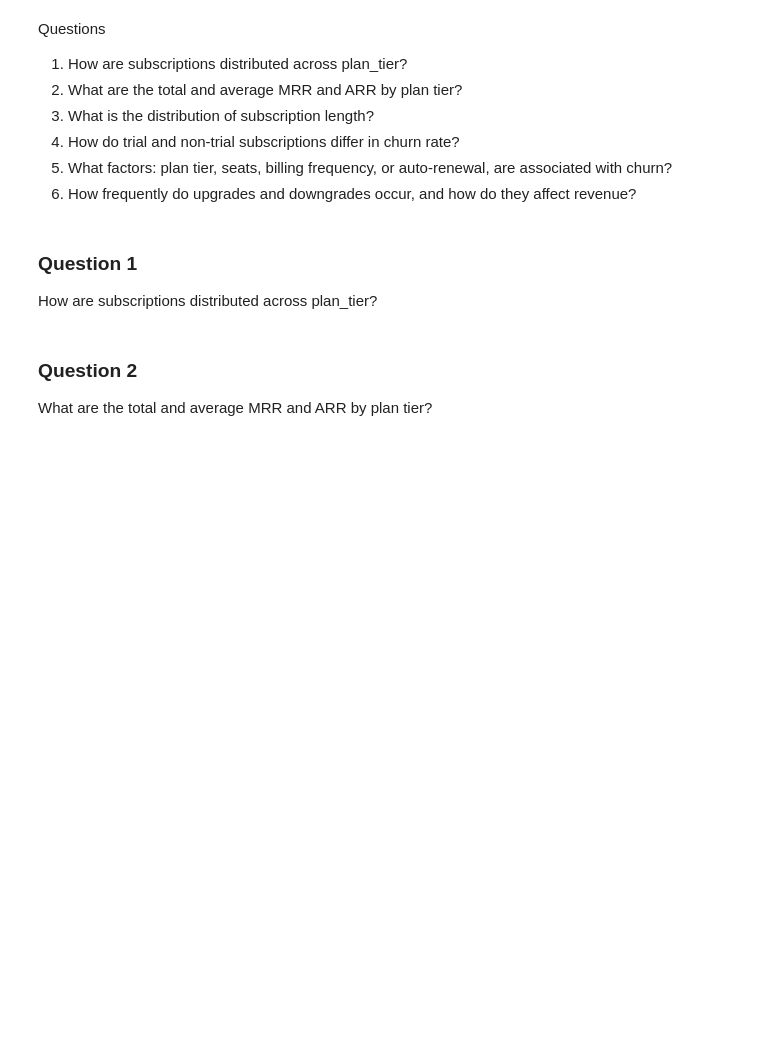
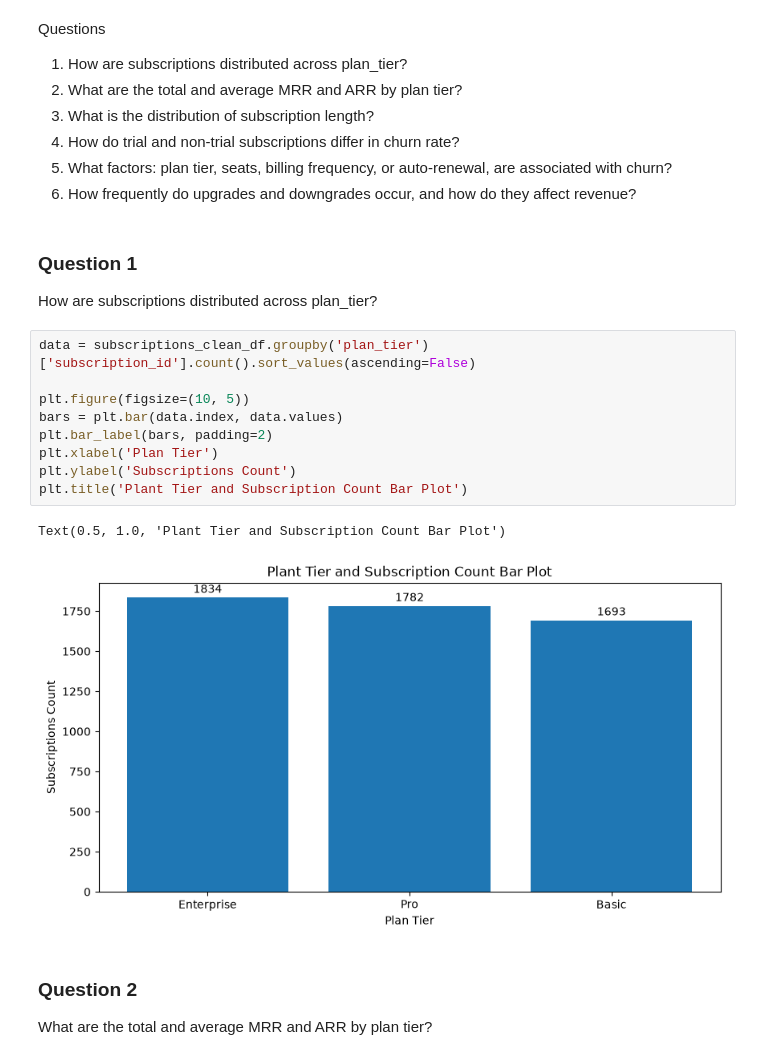
Before and after one commit to UjjwalKarkeyy/Falconstack_SaaS_Growth_Retention, a Jupyter notebook: ETL/etl2_eda.ipynb, the cells around one changed output. Cells and saved outputs as stored; diff of their text form; blank space fills up the shorter version.

```diff
--- a/ETL/etl2_eda.ipynb
+++ b/ETL/etl2_eda.ipynb
@@ -386,6 +488,18 @@ Questions
 # %% [markdown]
 ### **Question 1**
 How are subscriptions distributed across plan_tier?
+# %%
+data = subscriptions_clean_df.groupby('plan_tier')['subscription_id'].count().sort_values(ascending=False)
+
+plt.figure(figsize=(10, 5))
+bars = plt.bar(data.index, data.values)
+plt.bar_label(bars, padding=2)
+plt.xlabel('Plan Tier')
+plt.ylabel('Subscriptions Count')
+plt.title('Plant Tier and Subscription Count Bar Plot')
+# %% [output]
+Text(0.5, 1.0, 'Plant Tier and Subscription Count Bar Plot')
+[figure, added]
 # %% [markdown]
 ### **Question 2**
 What are the total and average MRR and ARR by plan tier?
```
Also changed, not shown: parts of 17 cells of this notebook.
